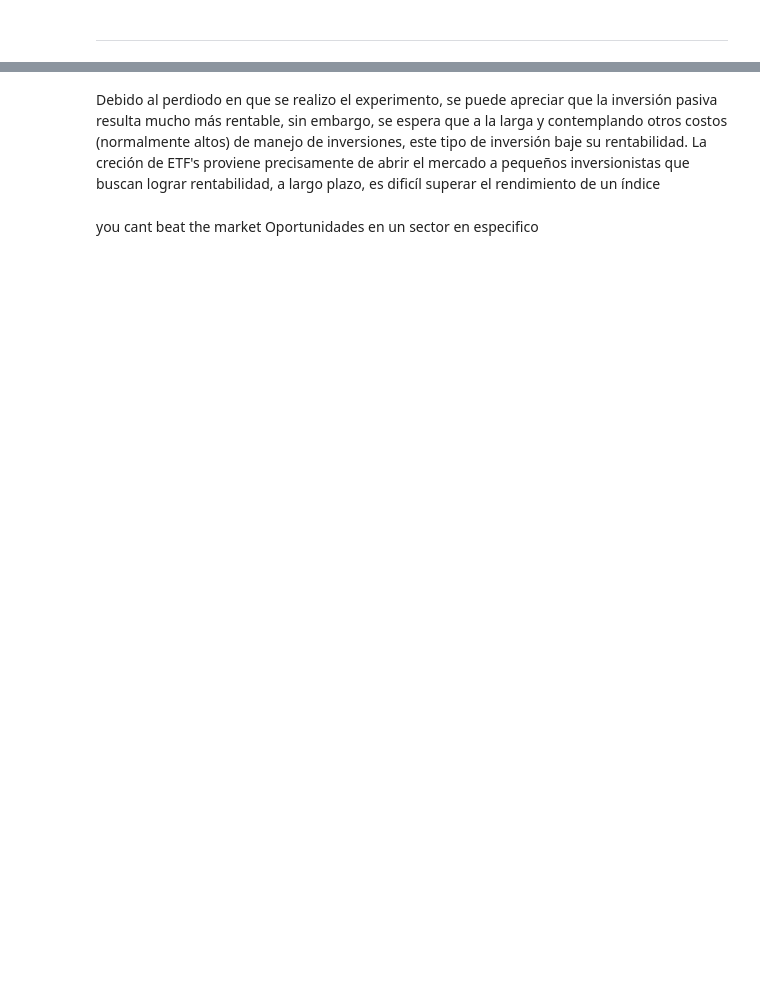
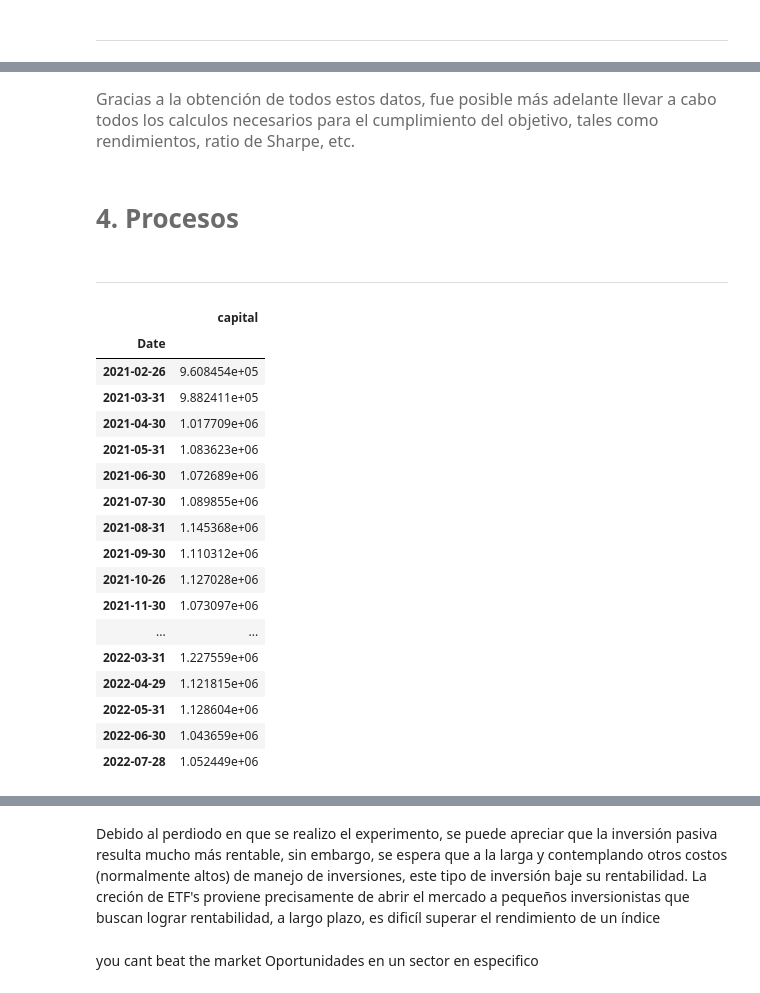
Before and after one commit to Aranzazu-R/Lab1AranzazuR, a Jupyter notebook: Laboratorio1AranzazuR.ipynb, the cells around one changed output, grey strips where cells are left out. Drawn from its saved outputs; the diff is of its cells as text; code cells hidden in the pictures; blank space fills up the shorter version.

```diff
--- a/Laboratorio1AranzazuR.ipynb
+++ b/Laboratorio1AranzazuR.ipynb
@@ -112,0 +193,31 @@ dt.weights1
+# %% [markdown]
+<font color= #6B6B6B> <font size = 3>
+Gracias a la obtención de todos estos datos, fue posible más adelante llevar a cabo todos los calculos necesarios para el cumplimiento del objetivo, tales como rendimientos, ratio de Sharpe, etc.
+</font>
+# %% [markdown]
+# <font color= #6B6B6B> 4. Procesos </font>
+# %% [markdown]
+<hr style="border:0.02in solid gray"> </hr>
+# %%
+# INV PASIVA
+cap_pasiva = fun.inv_pasive(dt.data_mensual.iloc[13:], dt.pesos, dt.cash, dt.k, dt.dates[13:])
+cap_pasiva
+# %% [output]
+|  | capital |
+| Date |  |
+| 2021-02-26 | 9.608454e+05 |
+| 2021-03-31 | 9.882411e+05 |
+| 2021-04-30 | 1.017709e+06 |
+| 2021-05-31 | 1.083623e+06 |
+| 2021-06-30 | 1.072689e+06 |
+| 2021-07-30 | 1.089855e+06 |
+| 2021-08-31 | 1.145368e+06 |
+| 2021-09-30 | 1.110312e+06 |
+| 2021-10-26 | 1.127028e+06 |
+| 2021-11-30 | 1.073097e+06 |
+| ... | ... |
+| 2022-03-31 | 1.227559e+06 |
+| 2022-04-29 | 1.121815e+06 |
+| 2022-05-31 | 1.128604e+06 |
+| 2022-06-30 | 1.043659e+06 |
+| 2022-07-28 | 1.052449e+06 |
```
Also changed, not shown: parts of 29 cells of this notebook.
